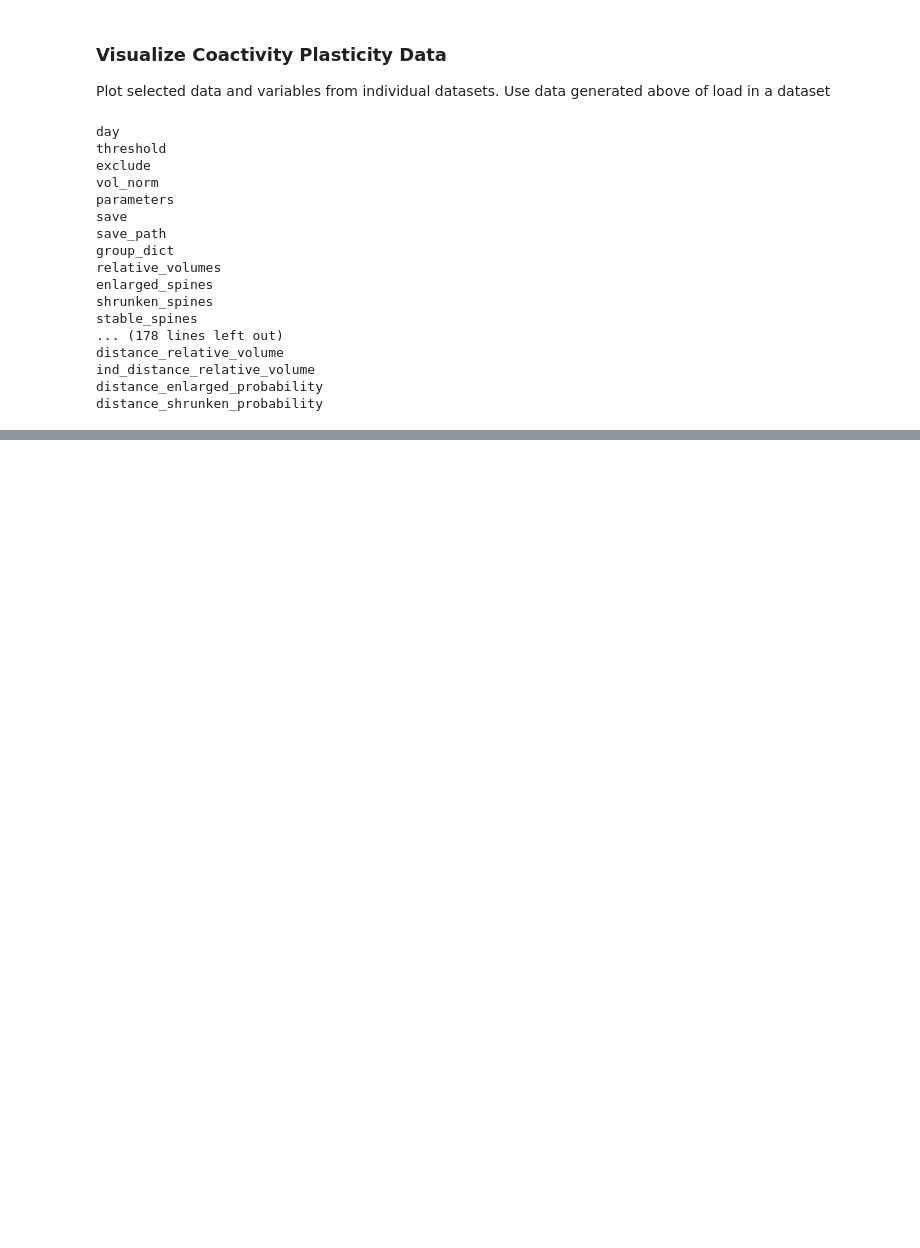
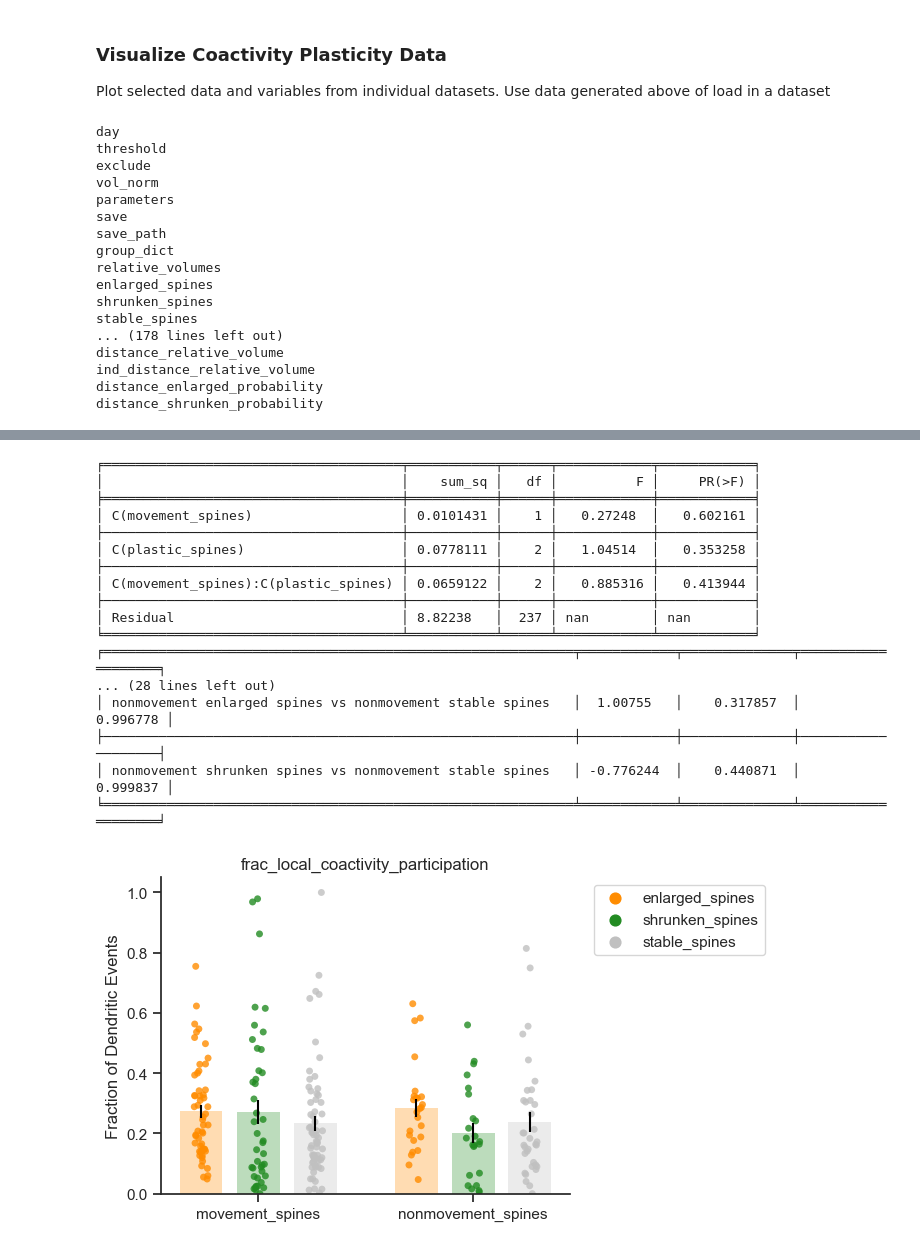
Before and after one commit to wjakewright/Lab_Analyses, a Jupyter notebook: Lab_Analyses/Spine_Analysis/Batch_Coactivity_Analysis.ipynb, the cells around one changed output, grey strips where cells are left out. Cells and saved outputs as stored; diff of their text form; code cells hidden in the pictures; blank space fills up the shorter version.

```diff
--- a/Lab_Analyses/Spine_Analysis/Batch_Coactivity_Analysis.ipynb
+++ b/Lab_Analyses/Spine_Analysis/Batch_Coactivity_Analysis.ipynb
@@ -199,27 +211,46 @@ plot_data.plot_group_scatter_plot(
 # %%
 
 plot_data.plot_multi_group_scatter_plots(
-    variable_name="conj_spine_coactive_calcium",
+    variable_name="frac_local_coactivity_participation",
     group_type="movement_spines",
     subgroup_type="plastic_spines",
     mean_type="mean",
     err_type="sem",
     figsize=(7,4),
     ytitle="Fraction of Dendritic Events",
     ylim=None,
     s_colors=["darkorange", "forestgreen", "silver"],
     s_alpha=0.8,
     s_size=5,
     b_colors=["darkorange", "forestgreen", "silver"],
     b_edgecolors="black",
     b_err_colors="black",
     b_width=0.2,
     b_linewidth=0,
     b_alpha=0.3,
     test_method="sidak",
     save=False,
     save_path=figure_path,
 )
+# %% [output]
+╒══════════════════════════════════════╤═══════════╤══════╤════════════╤════════════╕
+│                                      │    sum_sq │   df │          F │     PR(>F) │
+╞══════════════════════════════════════╪═══════════╪══════╪════════════╪════════════╡
+│ C(movement_spines)                   │ 0.0101431 │    1 │   0.27248  │   0.602161 │
+├──────────────────────────────────────┼───────────┼──────┼────────────┼────────────┤
+│ C(plastic_spines)                    │ 0.0778111 │    2 │   1.04514  │   0.353258 │
+├──────────────────────────────────────┼───────────┼──────┼────────────┼────────────┤
+│ C(movement_spines):C(plastic_spines) │ 0.0659122 │    2 │   0.885316 │   0.413944 │
+├──────────────────────────────────────┼───────────┼──────┼────────────┼────────────┤
+│ Residual                             │ 8.82238   │  237 │ nan        │ nan        │
+╘══════════════════════════════════════╧═══════════╧══════╧════════════╧════════════╛
+╒════════════════════════════════════════════════════════════╤════════════╤══════════════╤═══════════════════╕
+... (28 lines left out)
+│ nonmovement enlarged spines vs nonmovement stable spines   │  1.00755   │    0.317857  │          0.996778 │
+├────────────────────────────────────────────────────────────┼────────────┼──────────────┼───────────────────┤
+│ nonmovement shrunken spines vs nonmovement stable spines   │ -0.776244  │    0.440871  │          0.999837 │
+╘════════════════════════════════════════════════════════════╧════════════╧══════════════╧═══════════════════╛
+[figure, added]
 # %%
 plot_data.plot_group_spine_mean_traces(
     group_type="plastic_spines",
```
Also changed, not shown: parts of 3 cells of this notebook.
